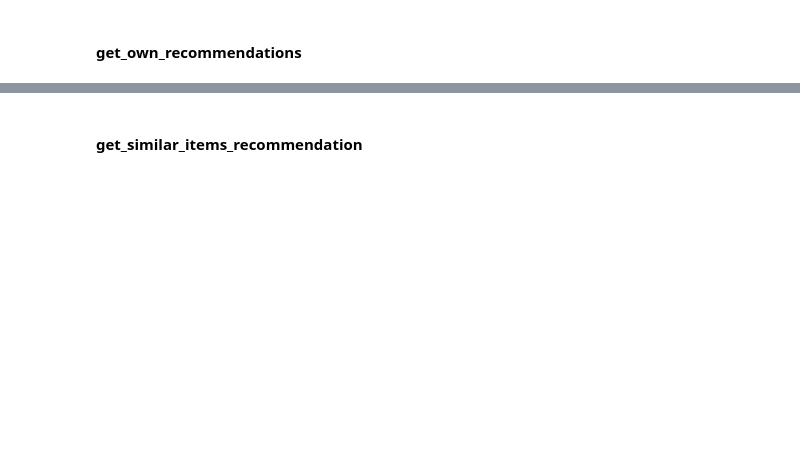
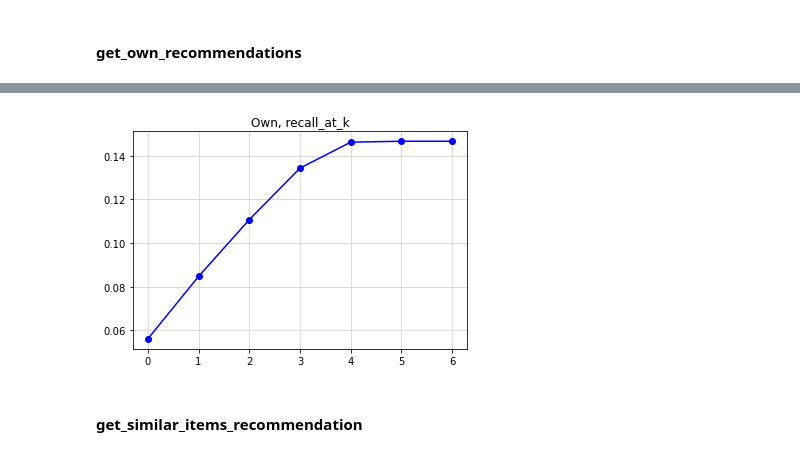
Before and after one commit to VitalyGladyshev/gb_rec_sys, a Jupyter notebook: rc_hw_06.ipynb, the cells around one changed output, grey strips where cells are left out. Drawn from its saved outputs; the diff is of its cells as text; code cells hidden in the pictures; blank space fills up the shorter version.

```diff
--- a/rc_hw_06.ipynb
+++ b/rc_hw_06.ipynb
@@ -306,12 +316,12 @@ recall_own_list = []
 
 for k_n in k_list:
     users_lvl_1_pred_als['predictions'] = users_lvl_1_pred_als['user_id'].apply(\
-                            lambda x: get_pred_als(recommender, user_train_list, item_list, x, num=k_n))
+                            lambda x: get_pred_own(recommender, user_train_list, item_list, x, num=k_n))
 
     users_lvl_1_pred_als["rec"] = users_lvl_1_pred_als['user_id'].apply(\
         lambda x: recall_at_k(users_lvl_1_pred_als.loc[users_lvl_1_pred_als["user_id"] == x, "predictions"].values[0],
                               list(result_lvl_1.loc[result_lvl_1["user_id"] == x, "actual"].values[0]),
                               k=k_n))
-    recall_at_list.append(users_lvl_1_pred_als["rec"].mean())
+    recall_own_list.append(users_lvl_1_pred_als["rec"].mean())
 
 recall_own_list
@@ -318,2 +336,10 @@ recall_own_list
+# %%
+plt.plot(recall_own_list, 'bo-')
+
+plt.grid(color="lightgrey")
+plt.title('Own, recall_at_k')
+plt.show()
+# %% [output]
+[figure, added]
 # %% [markdown]
 #### get_similar_items_recommendation
```
Also changed, not shown: parts of 30 cells of this notebook.
